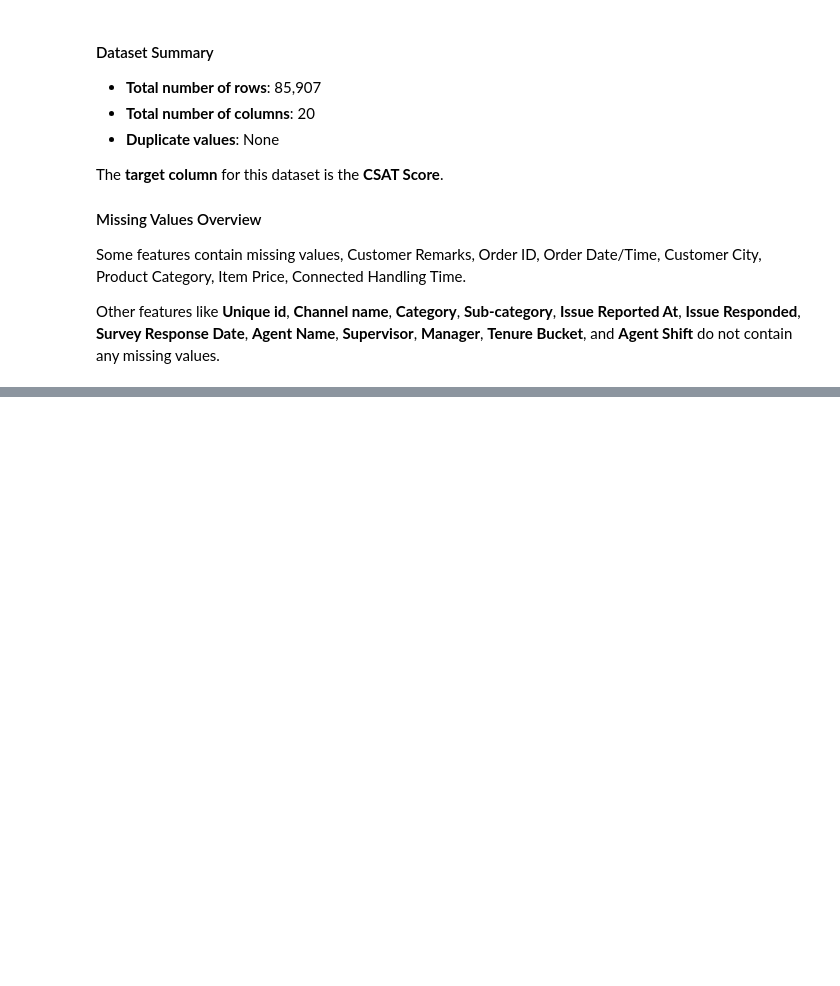
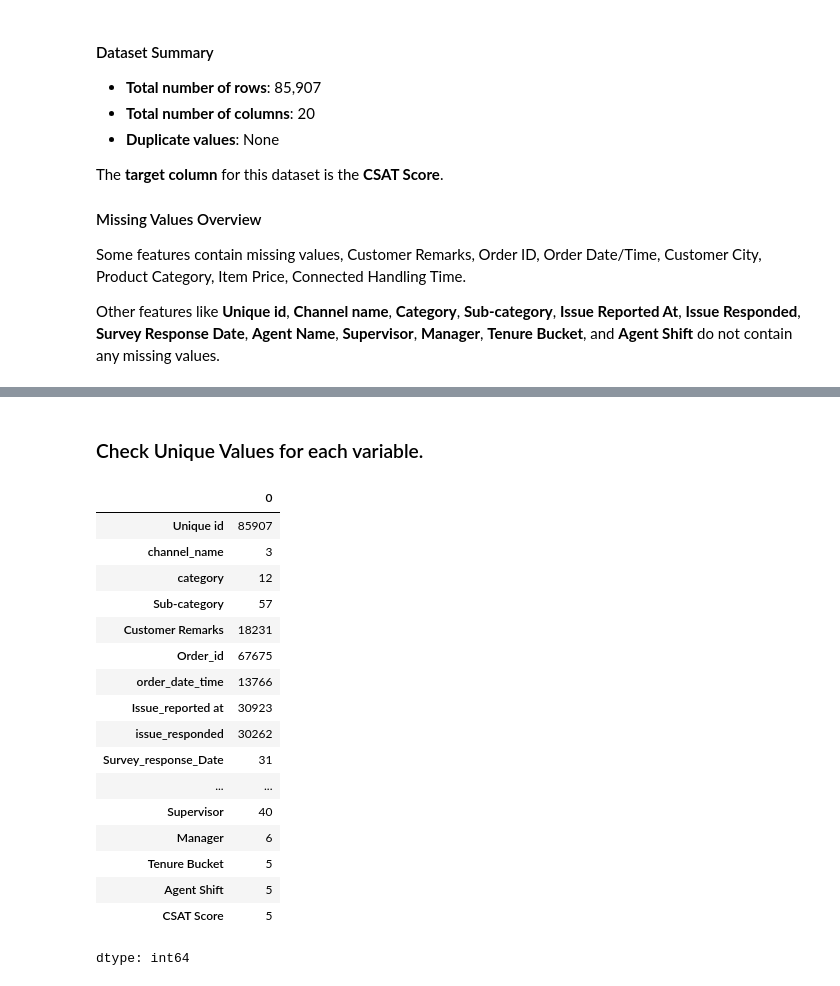
Before and after one commit to Rajesh1505/Capstone_Project_Deep_Learning, a Jupyter notebook: Capstone_Project_Deep_Learning.ipynb, the cells around one changed output, grey strips where cells are left out. Cells and saved outputs as stored; diff of their text form; code cells hidden in the pictures; blank space fills up the shorter version.

Commit message:
Understanding Variables

```diff
--- a/Capstone_Project_Deep_Learning.ipynb
+++ b/Capstone_Project_Deep_Learning.ipynb
@@ -190,0 +236,24 @@ Other features like **Unique id**, **Channel name**, **Category**, **Sub-categor
+# %% [markdown]
+### Check Unique Values for each variable.
+# %%
+# Check Unique Values for each variable.
+customer_support_data.nunique()
+# %% [output]
+|  | 0 |
+| Unique id | 85907 |
+| channel_name | 3 |
+| category | 12 |
+| Sub-category | 57 |
+| Customer Remarks | 18231 |
+| Order_id | 67675 |
+| order_date_time | 13766 |
+| Issue_reported at | 30923 |
+| issue_responded | 30262 |
+| Survey_response_Date | 31 |
+| ... | ... |
+| Supervisor | 40 |
+| Manager | 6 |
+| Tenure Bucket | 5 |
+| Agent Shift | 5 |
+| CSAT Score | 5 |
+dtype: int64
```
Also changed, not shown: parts of 7 cells of this notebook.
